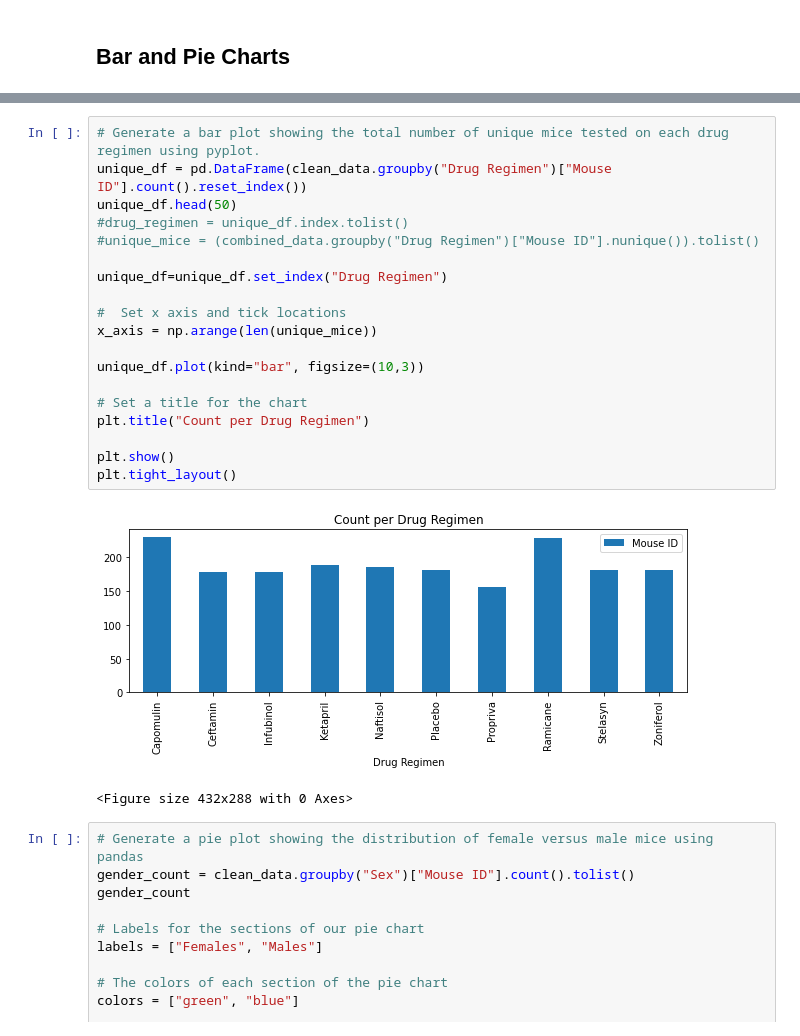
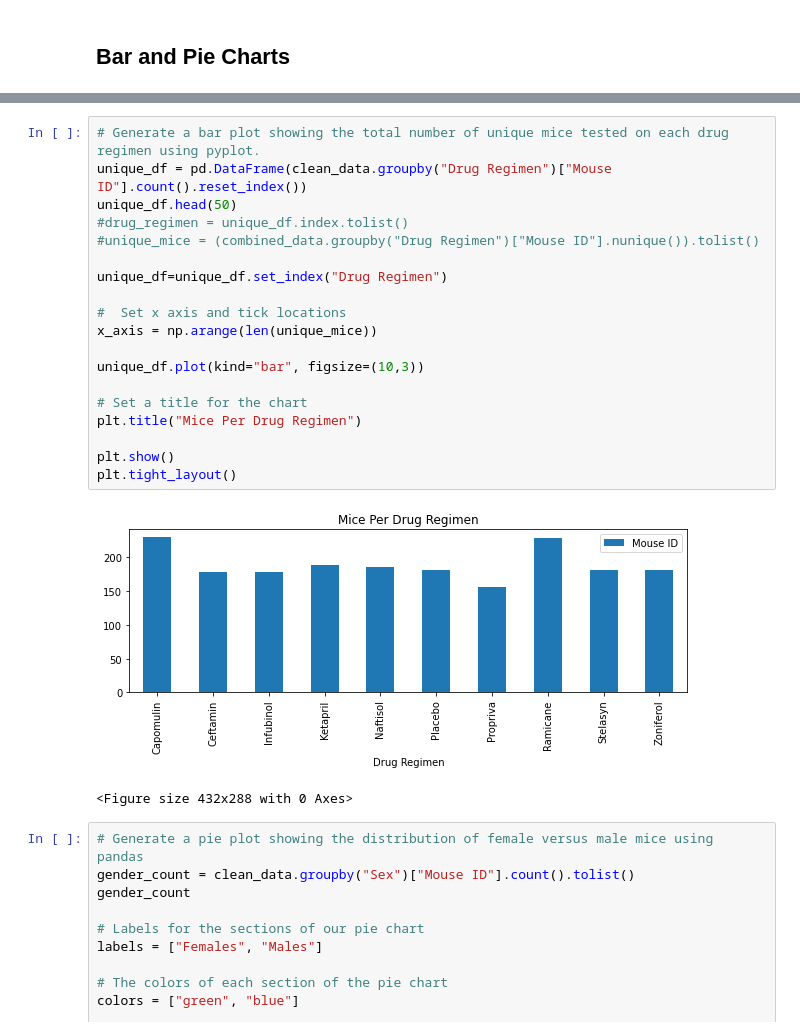
Before and after one commit to eddyannobil/Pymaceuticals, a Jupyter notebook: pymaceuticals_starter.ipynb, the cells around one changed output, grey strips where cells are left out. Cells and saved outputs as stored; diff of their text form.

```diff
--- a/pymaceuticals_starter.ipynb
+++ b/pymaceuticals_starter.ipynb
@@ -190,24 +166,24 @@ plt.show()
 # %%
 # Generate a bar plot showing the total number of unique mice tested on each drug regimen using pyplot.
 unique_df = pd.DataFrame(clean_data.groupby("Drug Regimen")["Mouse ID"].count().reset_index())
 unique_df.head(50)
 #drug_regimen = unique_df.index.tolist()
 #unique_mice = (combined_data.groupby("Drug Regimen")["Mouse ID"].nunique()).tolist()
 
 unique_df=unique_df.set_index("Drug Regimen")
 
 #  Set x axis and tick locations
 x_axis = np.arange(len(unique_mice))
 
 unique_df.plot(kind="bar", figsize=(10,3))
 
 # Set a title for the chart
-plt.title("Count per Drug Regimen")
+plt.title("Mice Per Drug Regimen")
 
 plt.show()
 plt.tight_layout()
 # %% [output]
-[figure, old version]
+[figure, new version]
 <Figure size 432x288 with 0 Axes>
 # %%
 # Generate a pie plot showing the distribution of female versus male mice using pandas
```
Also changed, not shown: parts of 18 cells of this notebook.
